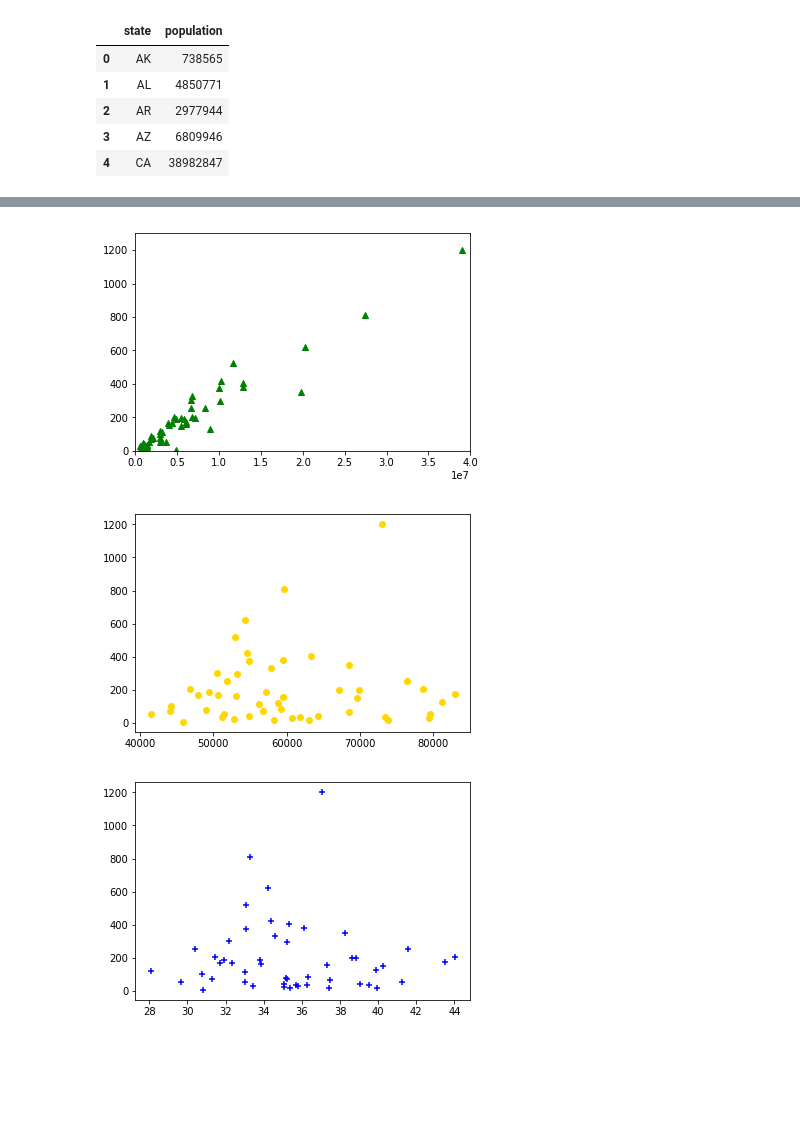
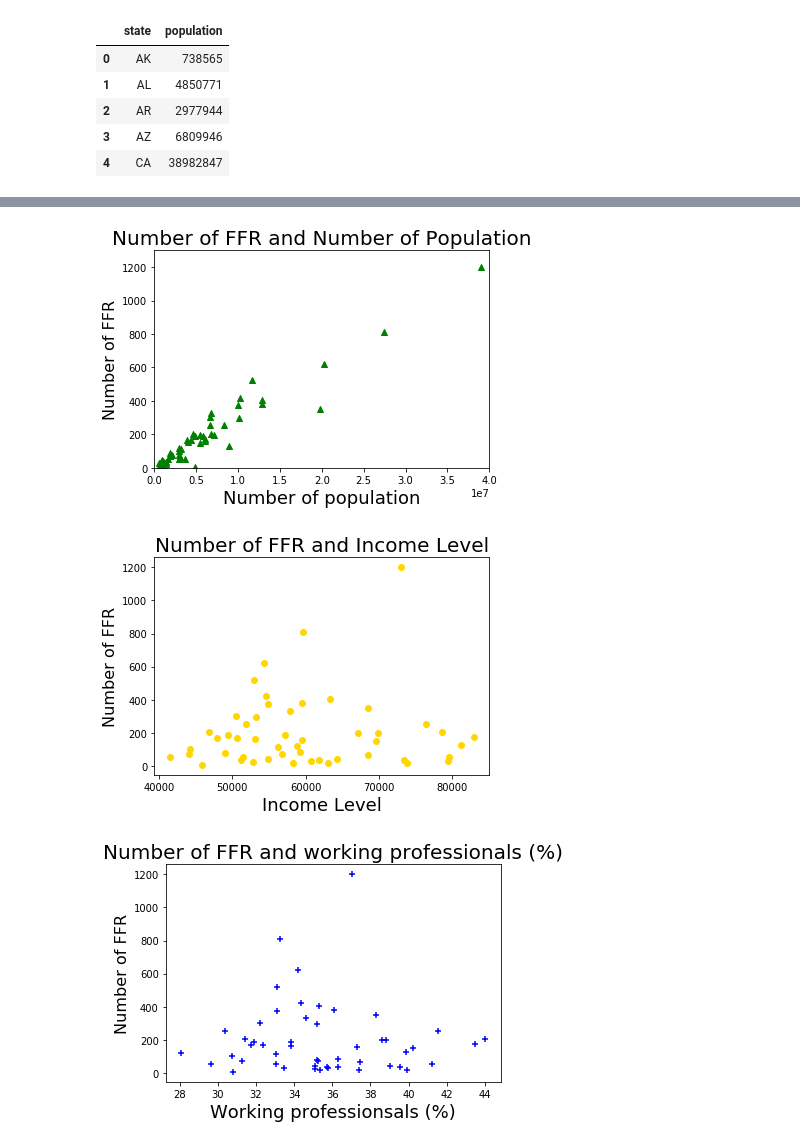
Before and after one commit to tduszyk/Supersize_America, a Jupyter notebook: supersize_america.ipynb, the cells around one changed output, grey strips where cells are left out. Drawn from its saved outputs; the diff is of its cells as text; code cells hidden in the pictures; blank space fills up the shorter version.

Commit message:
Plots

```diff
--- a/supersize_america.ipynb
+++ b/supersize_america.ipynb
@@ -231,18 +231,27 @@ df
 # %%
 plt.scatter(df['population'], df['fastfood_qty'], marker='^', color='green')
 plt.axis([0, 40000000, 0, 1300])
+plt.title('Number of FFR and Number of Population', fontsize=20)
+plt.xlabel('Number of population', fontsize=18)
+plt.ylabel('Number of FFR', fontsize=16)
 plt.savefig('plots/ffr_population_read.png')
 # %% [output]
-[figure, old version]
+[figure, new version]
 # %%
 plt.scatter(df['income'], df['fastfood_qty'], marker='o', color='gold')
+plt.title('Number of FFR and Income Level', fontsize=20)
+plt.xlabel('Income Level', fontsize=18)
+plt.ylabel('Number of FFR', fontsize=16)
 plt.savefig('plots/ffr_income_read.png')
 # %% [output]
-[figure, old version]
+[figure, new version]
 # %%
 plt.scatter(df['professional'], df['fastfood_qty'], marker='+', color='blue')
+plt.title('Number of FFR and working professionals (%)', fontsize=20)
+plt.xlabel('Working professionsals (%)', fontsize=18)
+plt.ylabel('Number of FFR', fontsize=16)
 plt.savefig('plots/ffr_professional_read.png')
 # %% [output]
-[figure, old version]
+[figure, new version]
 # %%
 plt.scatter(df['unemployment'], df['fastfood_qty'], marker='*', color='red')
```
Also changed, not shown: parts of 3 cells of this notebook, 4 other files.
